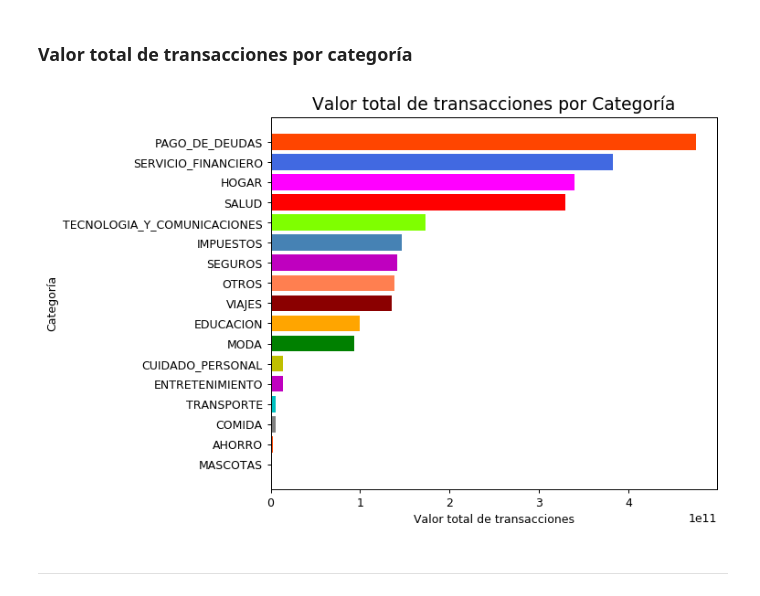
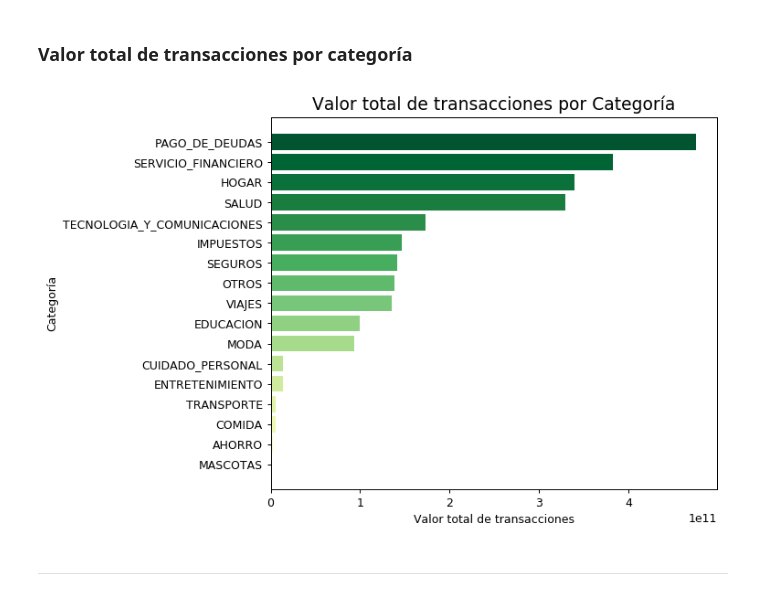
Before and after one commit to adtamayop/Word-CLoud, a Jupyter notebook: Dashboard DataCoders.ipynb, the cells around one changed output. Saved outputs shown, nothing was run; the diff lists cells and outputs as text; code cells hidden in the pictures.

```diff
--- a/Dashboard DataCoders.ipynb
+++ b/Dashboard DataCoders.ipynb
@@ -184,18 +202,23 @@ sql.write.save('tables/demo', format="csv")
 # %%
 fig = figure(num=None, figsize=(7, 6), dpi=90, facecolor='w', edgecolor='k')
 df = pd.read_csv("graficos_dashboard/monto_trx_categoria.csv", header=None)
 colors = ['royalblue', 'orangered', 'gray', 'c', 'm', 'y', 'g','orange', 'darkred', 'coral', 'm', 'steelblue', 'chartreuse', 'r','magenta']
 
 ax = fig.add_subplot(111)
 ax.set_title('Valor total de transacciones por Categoría',fontsize=15)
 ax.set_xlabel('Valor total de transacciones')
 ax.set_ylabel('Categoría')
 
+cmap1 = LinearSegmentedColormap.from_list("my_colormap", colors)
+
+colors = sns.color_palette("YlGn", n_colors=len(df[0].tolist()))
+
+
 plt.barh(df[0].tolist(),df[1].tolist(), color = colors)
 plt.xticks(rotation=0)
 plt.show()
 # %% [output]
-[figure, old version]
+[figure, new version]
 # %% [markdown]
 ___
 # %% [markdown]
```
Also changed, not shown: parts of 9 cells of this notebook.
